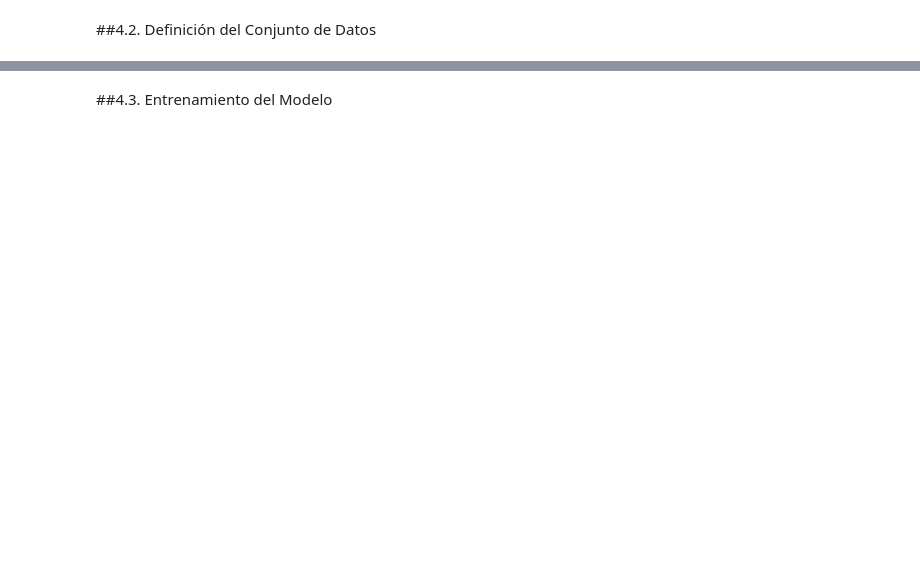
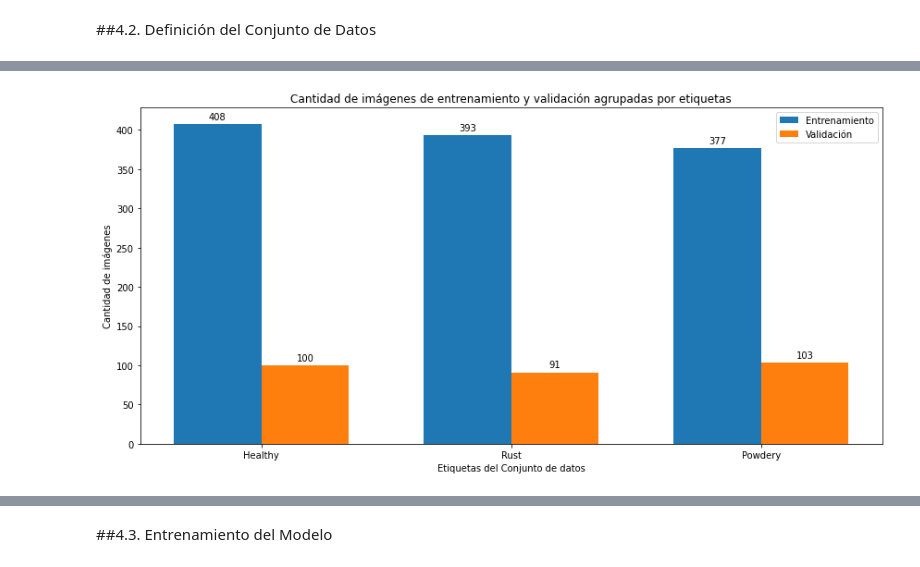
Before and after one commit to JLopez86/plant_disease, a Jupyter notebook: 04_Transfer_Learning.ipynb, the cells around one changed output, grey strips where cells are left out. Cells and saved outputs as stored; diff of their text form; code cells hidden in the pictures; blank space fills up the shorter version.

```diff
--- a/04_Transfer_Learning.ipynb
+++ b/04_Transfer_Learning.ipynb
@@ -107,0 +119,14 @@ RuntimeError: ignored
+# %%
+# Verificación
+plot_labels = []
+plot_train_imgs = []
+plot_valid_imgs = []
+for label in labels:
+    num_train_imgs = len([path for path in dls.train_ds.items if path.parent.name == label])
+    num_valid_imgs = len([path for path in dls.valid_ds.items if path.parent.name == label])
+    plot_labels.append(label)
+    plot_train_imgs.append(num_train_imgs)
+    plot_valid_imgs.append(num_valid_imgs)
+    print(f"* Para '{label}...'")
+    print(f"   Se tiene {num_train_imgs} imágenes de entrenamiento")
+    print(f"   Se tiene {num_valid_imgs} imágenes de validación")
@@ -108,2 +143,25 @@ RuntimeError: ignored
+# %%
+# Gráficos de la distribución del dataloader
+x = np.arange(len(plot_labels))
+width = 0.35
+
+fig, ax = plt.subplots(figsize=(12,6))
+rects1 = ax.bar(x - width/2, plot_train_imgs, width, label='Entrenamiento')
+rects2 = ax.bar(x + width/2, plot_valid_imgs, width, label='Validación')
+
+ax.set_ylabel('Cantidad de imágenes')
+ax.set_xlabel('Etiquetas del Conjunto de datos')
+ax.set_title('Cantidad de imágenes de entrenamiento y validación agrupadas por etiquetas')
+ax.set_xticks(x, plot_labels)
+ax.legend()
+
+ax.bar_label(rects1, padding=3)
+ax.bar_label(rects2, padding=3)
+
+fig.tight_layout()
+
+plt.show()
+# %% [output]
+[figure, added]
 # %%
 dls.show_batch()
```
Also changed, not shown: parts of 25 cells of this notebook.
